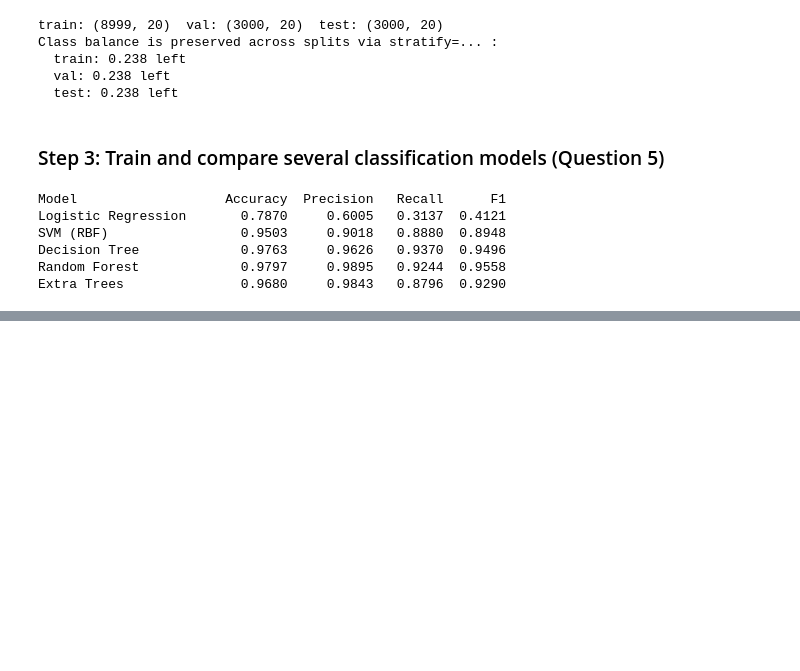
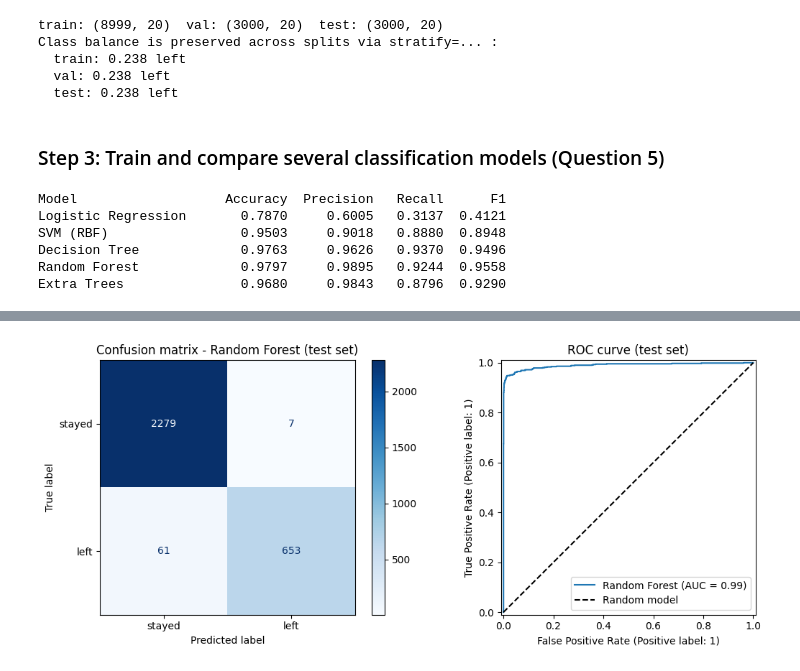
Before and after one commit to arbazshah52/Individual-Machine-Learning, a Jupyter notebook: Kapital4/Kapitalkod Hr.ipynb, the cells around one changed output, grey strips where cells are left out. Cells and saved outputs as stored; diff of their text form; code cells hidden in the pictures; blank space fills up the shorter version.

```diff
--- a/Kapital4/Kapitalkod Hr.ipynb
+++ b/Kapital4/Kapitalkod Hr.ipynb
@@ -104,0 +107,17 @@ Extra Trees               0.9680     0.9843   0.8796  0.9290
+# %%
+from sklearn.base import clone
+
+best_name = max(results, key=lambda k: results[k][3])
+print("Best model on validation (highest F1):", best_name)
+
+X_train_full, y_train_full = train_full.drop(columns=["left"]), train_full["left"]
+
+best_model = clone(models[best_name])   # a fresh, untrained copy with the same hyperparameters
+best_model.fit(X_train_full, y_train_full)   # refit on train+validation, exactly as the book does (p. 211)
+
+pred_test = best_model.predict(X_test)
+proba_test = best_model.predict_proba(X_test)[:, 1]
+
+print(f"\n--- classification_report on the TEST SET ({best_name}, refit on train+val) ---")
+print(classification_report(y_test, pred_test, target_names=["stayed (0)", "left (1)"]))
+print("ROC-AUC:", round(roc_auc_score(y_test, proba_test), 4))
@@ -104,0 +138,16 @@ Extra Trees               0.9680     0.9843   0.8796  0.9290
+# %%
+fig, axes = plt.subplots(1, 2, figsize=(11, 4.5))
+
+cm = confusion_matrix(y_test, pred_test)
+ConfusionMatrixDisplay(cm, display_labels=["stayed", "left"]).plot(ax=axes[0], cmap="Blues", values_format="d")
+axes[0].set_title(f"Confusion matrix - {best_name} (test set)")
+
+RocCurveDisplay.from_predictions(y_test, proba_test, ax=axes[1], name=best_name)
+axes[1].plot([0, 1], [0, 1], linestyle="--", color="black", label="Random model")
+axes[1].set_title("ROC curve (test set)")
+axes[1].legend()
+
+plt.tight_layout()
+plt.show()
+# %% [output]
+[figure, added]
```
Also changed, not shown: parts of 5 cells of this notebook.
